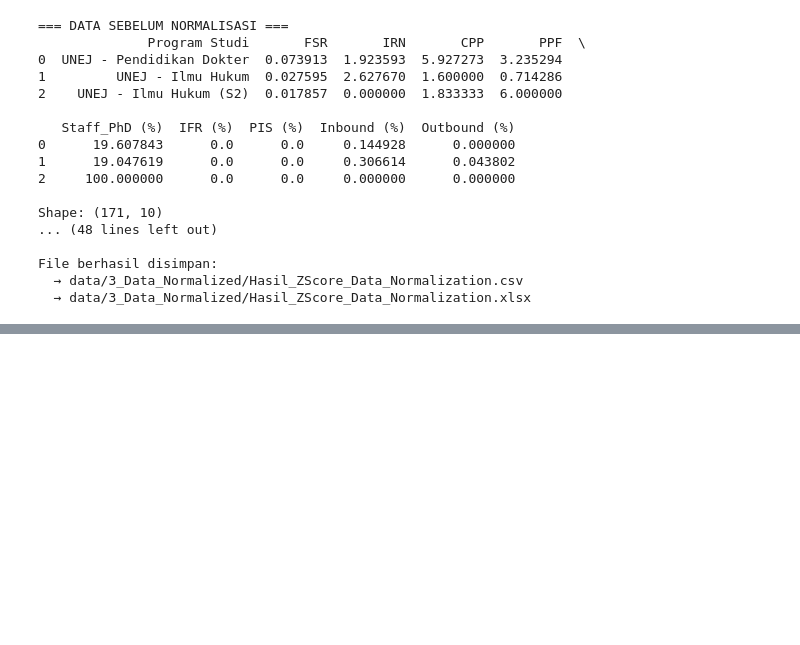
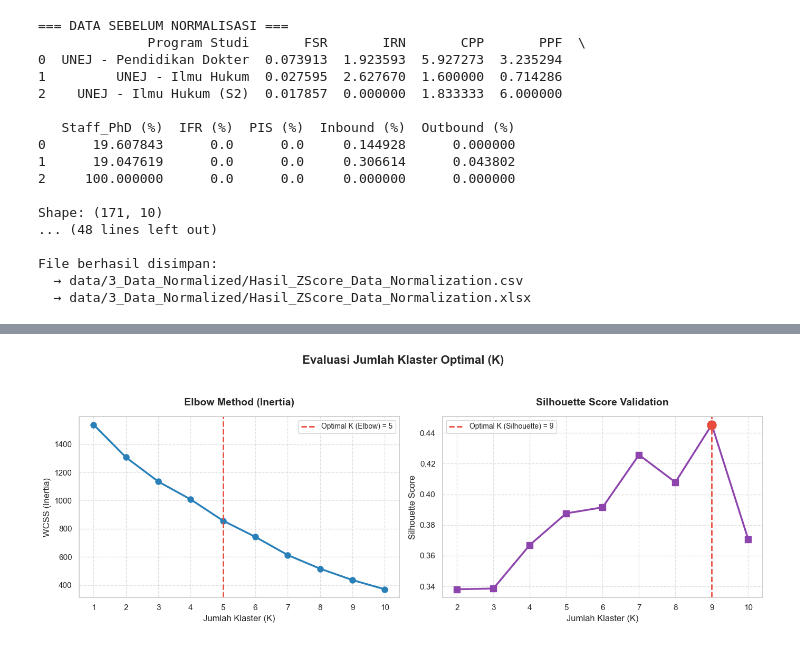
Before and after one commit to SatriaBelva/Skripsi, a Jupyter notebook: Code Real/skripsi.ipynb, the cells around one changed output, grey strips where cells are left out. Cells and saved outputs as stored; diff of their text form; code cells hidden in the pictures; blank space fills up the shorter version.

Commit message:
feat : Add Elbow Method and Silhoutte Score logic to decide K Value

```diff
--- a/Code Real/skripsi.ipynb
+++ b/Code Real/skripsi.ipynb
@@ -276,3 +292,101 @@ Shape: (171, 10)
 File berhasil disimpan:
   → data/3_Data_Normalized/Hasil_ZScore_Data_Normalization.csv
   → data/3_Data_Normalized/Hasil_ZScore_Data_Normalization.xlsx
+# %%
+# Asumsi variabel X sudah terdefinisi dari tahap sebelumnya
+# X = df_normalized[kolom_qs].values
+
+max_k = 10
+K_range = list(range(1, max_k + 1))
+K_range_sil = list(range(2, max_k + 1))
+
+wcss = []
+sil_scores = []
+
+# ============================================================
+# 1. PERHITUNGAN WCSS DAN SILHOUETTE SCORE
+# ============================================================
+for k in K_range:
+    kmeans = KMeans(n_clusters=k, init='k-means++', random_state=42, n_init=10)
+    labels = kmeans.fit_predict(X)
+
+    wcss.append(kmeans.inertia_)
+
+    if k >= 2:
+        sil_scores.append(silhouette_score(X, labels))
+
+# ============================================================
+# 2. FUNGSI DAN PENCARIAN NILAI K OPTIMAL
+# ============================================================
+def find_elbow_perpendicular(k_values, inertia_values):
+    """Mencari titik siku secara matematis untuk garis panduan di grafik"""
+    k_arr, i_arr = np.array(k_values, dtype=float), np.array(inertia_values, dtype=float)
+    k_norm = (k_arr - k_arr.min()) / (k_arr.max() - k_arr.min())
+    i_norm = (i_arr - i_arr.min()) / (i_arr.max() - i_arr.min())
+    p1, p2 = np.array([k_norm[0], i_norm[0]]), np.array([k_norm[-1], i_norm[-1]])
+
+    distances = []
+    for i in range(len(k_norm)):
+        p = np.array([k_norm[i], i_norm[i]])
+        d = np.abs(np.cross(p2 - p1, p1 - p)) / np.linalg.norm(p2 - p1)
+        distances.append(d)
+    return k_values[np.argmax(distances)]
+
+k_opt_elbow = find_elbow_perpendicular(K_range, wcss)
+k_opt_sil = K_range_sil[np.argmax(sil_scores)]
+
+# ============================================================
+# 3. OUTPUT TEKS DENGAN FLAG REKOMENDASI DAN NOTES
+# ============================================================
+print("=== DETAIL NILAI WCSS (INERTIA) UNTUK SETIAP NILAI K ===")
+print("-" * 50)
+for k, w in zip(K_range, wcss):
+    flag = " (Rekomendasi)" if k == k_opt_elbow else ""
+    print(f"Jumlah Klaster (K = {k:2d}) -> Nilai WCSS: {w:.4f}{flag}")
+print("-" * 50)
+print("Notes : Penentuan K terbaik berdasarkan WCSS menggunakan Elbow Method")
+print("        dipilih pada titik yang memiliki jarak tegak lurus terjauh")
+print("        dari garis imajiner antara titik K pertama dan K terakhir.\n")
+
+print("=== DETAIL NILAI SILHOUETTE SCORE UNTUK SETIAP NILAI K ===")
+print("-" * 50)
+for k, score in zip(K_range_sil, sil_scores):
+    flag = " (Rekomendasi)" if k == k_opt_sil else ""
+    print(f"Jumlah Klaster (K = {k:2d}) -> Silhouette Score: {score:.4f}{flag}")
+print("-" * 50)
+print("Notes : Penentuan K terbaik berdasarkan Silhouette Score dipilih")
+print("        dari nilai skor tertinggi (paling mendekati 1.0), yang")
+print("        menandakan pemisahan antar klaster paling solid dan tegas.\n")
+
+# ============================================================
+# 4. VISUALISASI GRAFIK 2 PANEL (ELBOW VS SILHOUETTE)
+# ============================================================
+fig, axes = plt.subplots(1, 2, figsize=(14, 5))
+
+# --- Panel 1: Elbow Curve ---
+ax1 = axes[0]
+ax1.plot(K_range, wcss, 'o-', color='#2980b9', linewidth=2.5, markersize=8)
+ax1.axvline(x=k_opt_elbow, color='#e74c3c', linestyle='--', linewidth=2, label=f'Optimal K (Elbow) = {k_opt_elbow}')
+ax1.set_title('Elbow Method (Inertia)', fontsize=14, fontweight='bold', pad=15)
+ax1.set_xlabel('Jumlah Klaster (K)', fontsize=12)
+ax1.set_ylabel('WCSS (Inertia)', fontsize=12)
+ax1.legend(fontsize=10)
+ax1.grid(True, linestyle='--', alpha=0.6)
+ax1.set_xticks(K_range)
+
+# --- Panel 2: Silhouette Score ---
+ax2 = axes[1]
+ax2.plot(K_range_sil, sil_scores, 's-', color='#8e44ad', linewidth=2.5, markersize=8)
+ax2.axvline(x=k_opt_sil, color='#e74c3c', linestyle='--', linewidth=2, label=f'Optimal K (Silhouette) = {k_opt_sil}')
+ax2.scatter(k_opt_sil, max(sil_scores), color='#e74c3c', s=150, zorder=5) # Menyorot titik tertinggi
+ax2.set_title('Silhouette Score Validation', fontsize=14, fontweight='bold', pad=15)
+ax2.set_xlabel('Jumlah Klaster (K)', fontsize=12)
+ax2.set_ylabel('Silhouette Score', fontsize=12)
+ax2.legend(fontsize=10)
+ax2.grid(True, linestyle='--', alpha=0.6)
+ax2.set_xticks(K_range_sil)
+
+plt.suptitle('Evaluasi Jumlah Klaster Optimal (K)', fontsize=16, fontweight='bold', y=1.05)
+plt.tight_layout()
+plt.show()
+# %% [output]
@@ -278,0 +410 @@ File berhasil disimpan:
+[figure, added]
```
Also changed, not shown: parts of 8 cells of this notebook, 2 other files.
